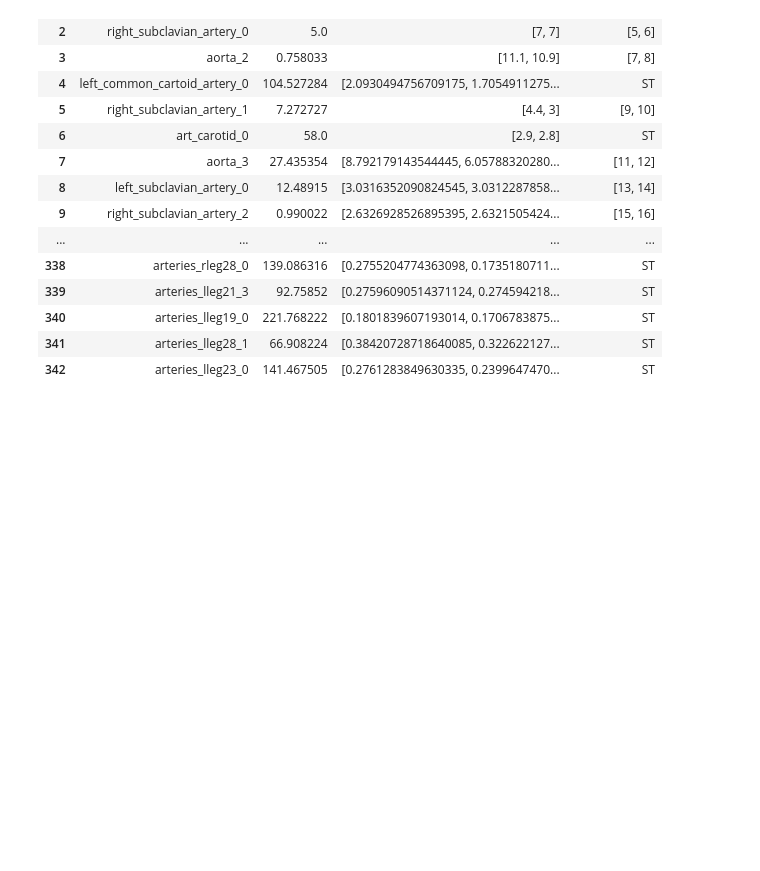
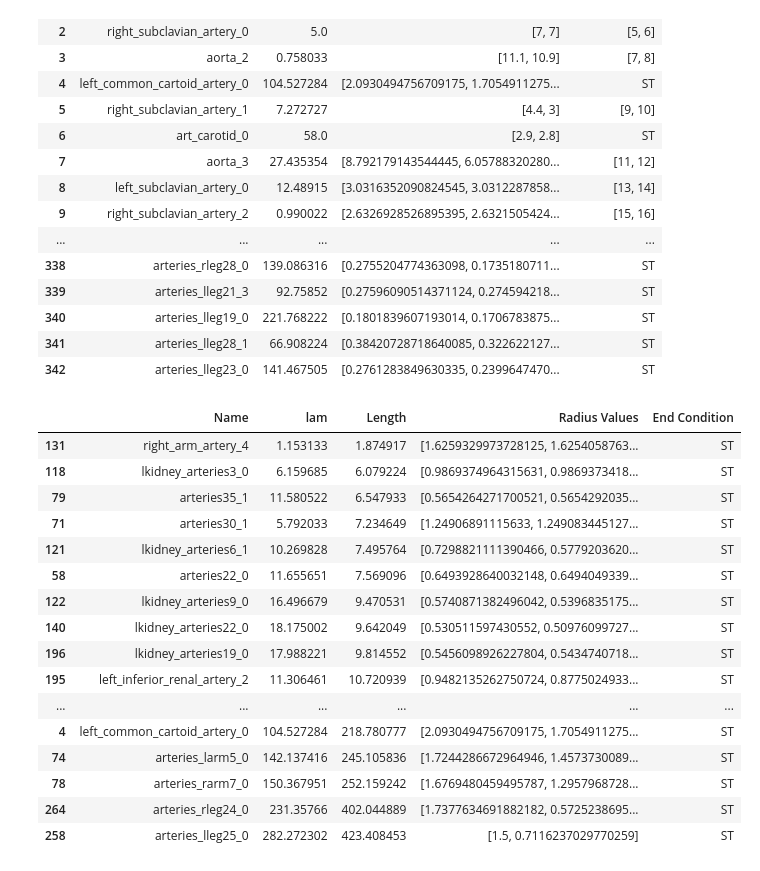
Before and after one commit to CNorthwayMedPhys/Full-Body-Flow-Model-Project, a Jupyter notebook: _Data Frame Reader.ipynb, the cells around one changed output. Drawn from its saved outputs; the diff is of its cells as text; code cells hidden in the pictures; blank space fills up the shorter version.

```diff
--- a/_Data Frame Reader.ipynb
+++ b/_Data Frame Reader.ipynb
@@ -14,7 +14,7 @@ pd.set_option('display.width', None)
 pd.set_option('display.max_colwidth', None)
 # %%
 display(df)
-pd.reset_option('all')
+#pd.reset_option('all')
 # %% [output]
 |  | Name | lam | Radius Values | End Condition |
 | 0 | aorta_0 | 6.003781 | [12.5, 11.4] | [1, 2] |
@@ -33,3 +33,35 @@ pd.reset_option('all')
 | 340 | arteries_lleg19_0 | 221.768222 | [0.1801839607193014, 0.1706783875... | ST |
 | 341 | arteries_lleg28_1 | 66.908224 | [0.38420728718640085, 0.322622127... | ST |
 | 342 | arteries_lleg23_0 | 141.467505 | [0.2761283849630335, 0.2399647470... | ST |
+# %%
+length = []
+
+
+for i in range(0, np.shape(df)[0]):
+    lam = df.at[i,'lam']
+    Ru = df.at[i, 'Radius Values'][0]
+    L = lam * Ru
+    length=np.append(length, L )
+
+df.insert(2, "Length", length, True)
+# %%
+length_df = df.sort_values(by=['Length'])
+display(length_df[length_df['End Condition'] == 'ST'])
+# %% [output]
+|  | Name | lam | Length | Radius Values | End Condition |
+| 131 | right_arm_artery_4 | 1.153133 | 1.874917 | [1.6259329973728125, 1.6254058763... | ST |
+| 118 | lkidney_arteries3_0 | 6.159685 | 6.079224 | [0.9869374964315631, 0.9869373418... | ST |
+| 79 | arteries35_1 | 11.580522 | 6.547933 | [0.5654264271700521, 0.5654292035... | ST |
+| 71 | arteries30_1 | 5.792033 | 7.234649 | [1.24906891115633, 1.249083445127... | ST |
+| 121 | lkidney_arteries6_1 | 10.269828 | 7.495764 | [0.7298821111390466, 0.5779203620... | ST |
+| 58 | arteries22_0 | 11.655651 | 7.569096 | [0.6493928640032148, 0.6494049339... | ST |
+| 122 | lkidney_arteries9_0 | 16.496679 | 9.470531 | [0.5740871382496042, 0.5396835175... | ST |
+| 140 | lkidney_arteries22_0 | 18.175002 | 9.642049 | [0.530511597430552, 0.50976099727... | ST |
+| 196 | lkidney_arteries19_0 | 17.988221 | 9.814552 | [0.5456098926227804, 0.5434740718... | ST |
+| 195 | left_inferior_renal_artery_2 | 11.306461 | 10.720939 | [0.9482135262750724, 0.8775024933... | ST |
+| ... | ... | ... | ... | ... | ... |
+| 4 | left_common_cartoid_artery_0 | 104.527284 | 218.780777 | [2.0930494756709175, 1.7054911275... | ST |
+| 74 | arteries_larm5_0 | 142.137416 | 245.105836 | [1.7244286672964946, 1.4573730089... | ST |
+| 78 | arteries_rarm7_0 | 150.367951 | 252.159242 | [1.6769480459495787, 1.2957968728... | ST |
+| 264 | arteries_rleg24_0 | 231.35766 | 402.044889 | [1.7377634691882182, 0.5725238695... | ST |
+| 258 | arteries_lleg25_0 | 282.272302 | 423.408453 | [1.5, 0.7116237029770259] | ST |
```
Also changed, not shown: parts of 1 cell of this notebook, 1 other file.
